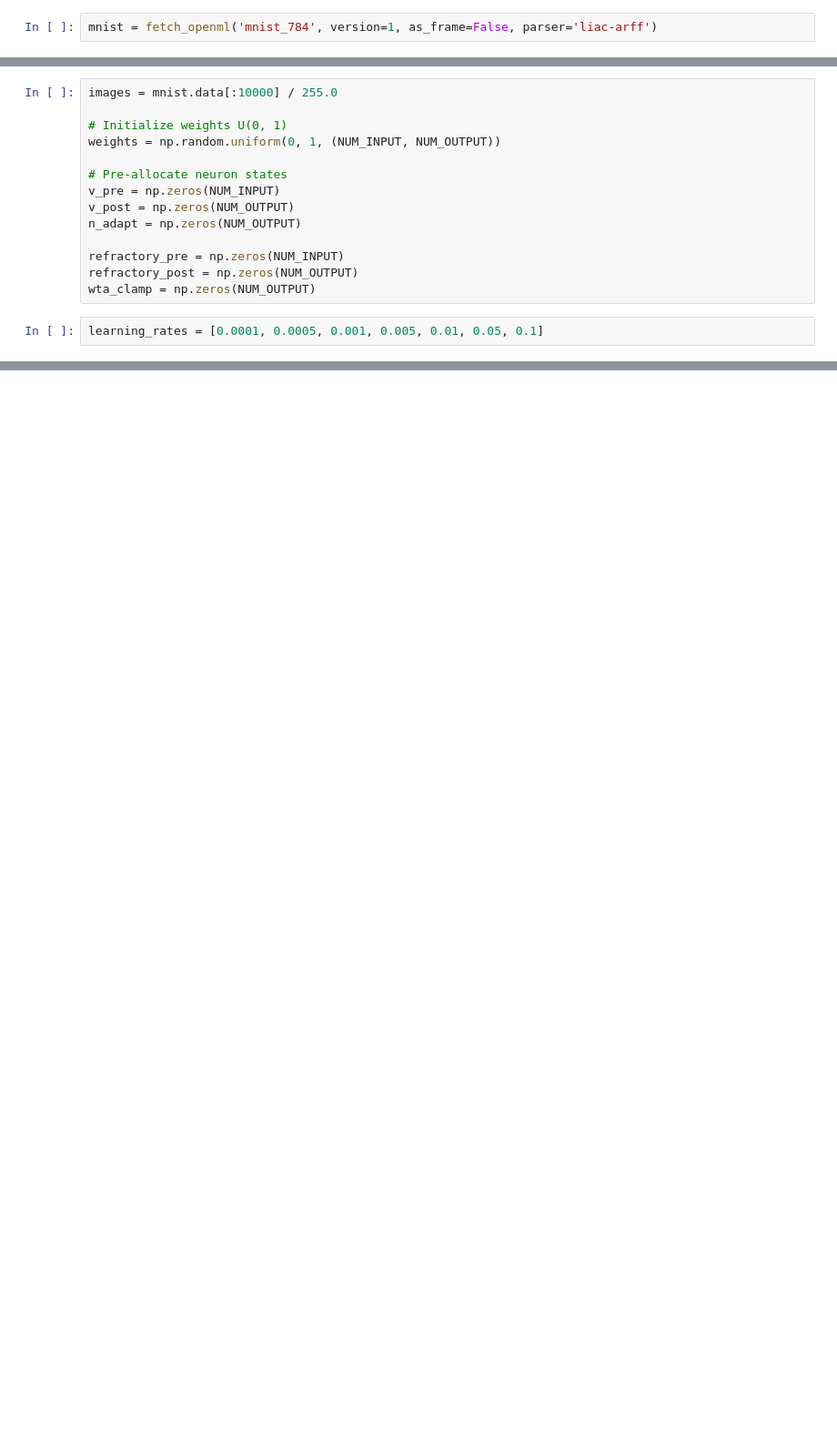
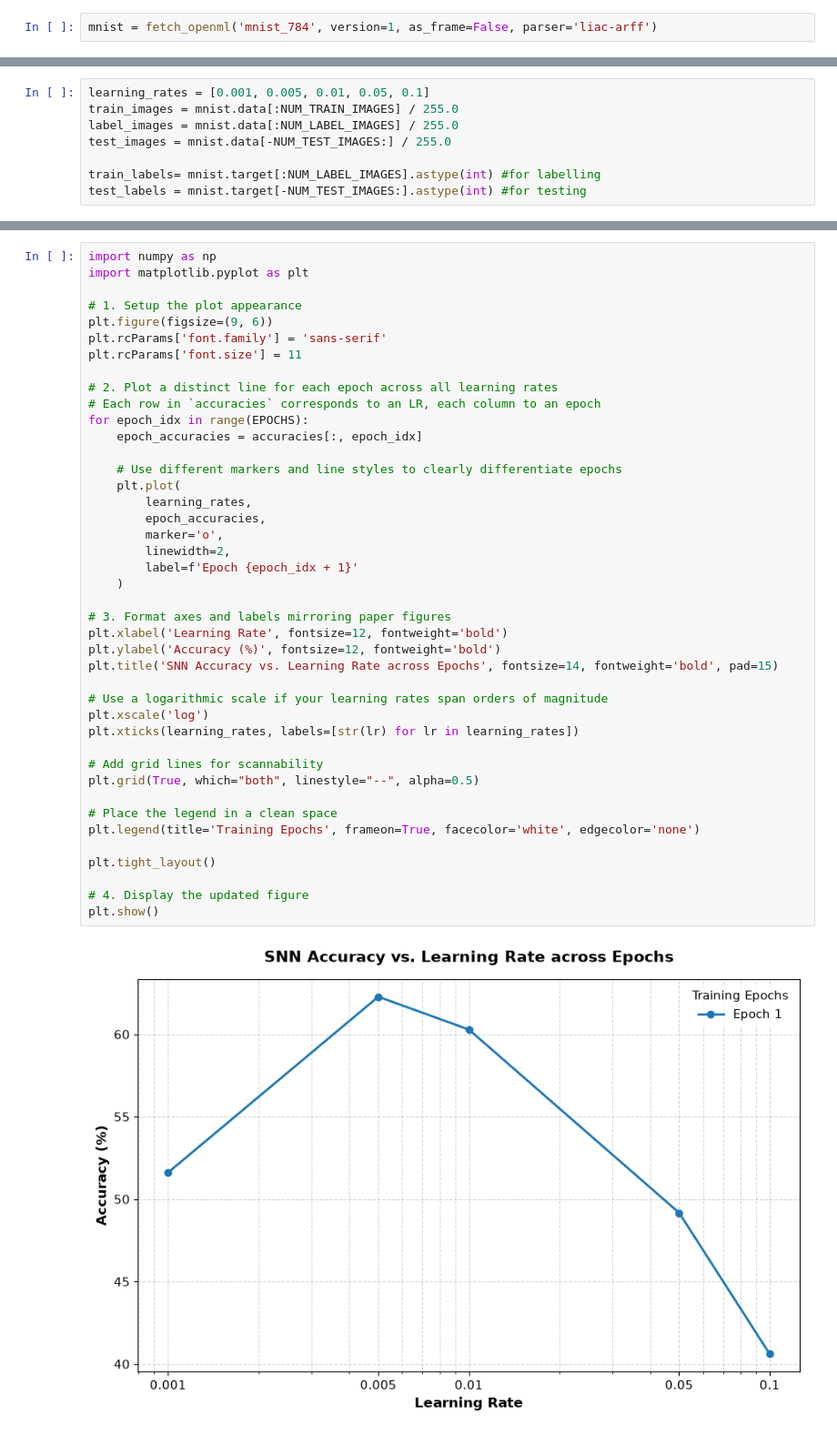
Before and after one commit to ashlinnelson/mnist-vdsp, a Jupyter notebook: code/lr.ipynb, the cells around one changed output, grey strips where cells are left out. Shown at 91% size. Drawn from its saved outputs; the diff is of its cells as text; blank space fills up the shorter version.

```diff
--- a/code/lr.ipynb
+++ b/code/lr.ipynb
@@ -14,16 +16,8 @@ mnist = fetch_openml('mnist_784', version=1, as_frame=False, parser='liac-arff')
 # %%
-images = mnist.data[:10000] / 255.0
+learning_rates = [0.001, 0.005, 0.01, 0.05, 0.1]
+train_images = mnist.data[:NUM_TRAIN_IMAGES] / 255.0
+label_images = mnist.data[:NUM_LABEL_IMAGES] / 255.0
+test_images = mnist.data[-NUM_TEST_IMAGES:] / 255.0
 
-# Initialize weights U(0, 1)
-weights = np.random.uniform(0, 1, (NUM_INPUT, NUM_OUTPUT))
-
-# Pre-allocate neuron states
-v_pre = np.zeros(NUM_INPUT)
-v_post = np.zeros(NUM_OUTPUT)
-n_adapt = np.zeros(NUM_OUTPUT)
-
-refractory_pre = np.zeros(NUM_INPUT)
-refractory_post = np.zeros(NUM_OUTPUT)
-wta_clamp = np.zeros(NUM_OUTPUT)
+train_labels= mnist.target[:NUM_LABEL_IMAGES].astype(int) #for labelling
+test_labels = mnist.target[-NUM_TEST_IMAGES:].astype(int) #for testing
-# %%
-learning_rates = [0.0001, 0.0005, 0.001, 0.005, 0.01, 0.05, 0.1]
@@ -204,0 +252,44 @@ Accuracy for LR=0.1: 36.70%
+# %%
+import numpy as np
+import matplotlib.pyplot as plt
+
+# 1. Setup the plot appearance
+plt.figure(figsize=(9, 6))
+plt.rcParams['font.family'] = 'sans-serif'
+plt.rcParams['font.size'] = 11
+
+# 2. Plot a distinct line for each epoch across all learning rates
+# Each row in `accuracies` corresponds to an LR, each column to an epoch
+for epoch_idx in range(EPOCHS):
+    epoch_accuracies = accuracies[:, epoch_idx]
+
+    # Use different markers and line styles to clearly differentiate epochs
+    plt.plot(
+        learning_rates,
+        epoch_accuracies,
+        marker='o',
+        linewidth=2,
+        label=f'Epoch {epoch_idx + 1}'
+    )
+
+# 3. Format axes and labels mirroring paper figures
+plt.xlabel('Learning Rate', fontsize=12, fontweight='bold')
+plt.ylabel('Accuracy (%)', fontsize=12, fontweight='bold')
+plt.title('SNN Accuracy vs. Learning Rate across Epochs', fontsize=14, fontweight='bold', pad=15)
+
+# Use a logarithmic scale if your learning rates span orders of magnitude
+plt.xscale('log')
+plt.xticks(learning_rates, labels=[str(lr) for lr in learning_rates])
+
+# Add grid lines for scannability
+plt.grid(True, which="both", linestyle="--", alpha=0.5)
+
+# Place the legend in a clean space
+plt.legend(title='Training Epochs', frameon=True, facecolor='white', edgecolor='none')
+
+plt.tight_layout()
+
+# 4. Display the updated figure
+plt.show()
+# %% [output]
+[figure, added]
```
Also changed, not shown: parts of 6 cells of this notebook, 12 other files.
